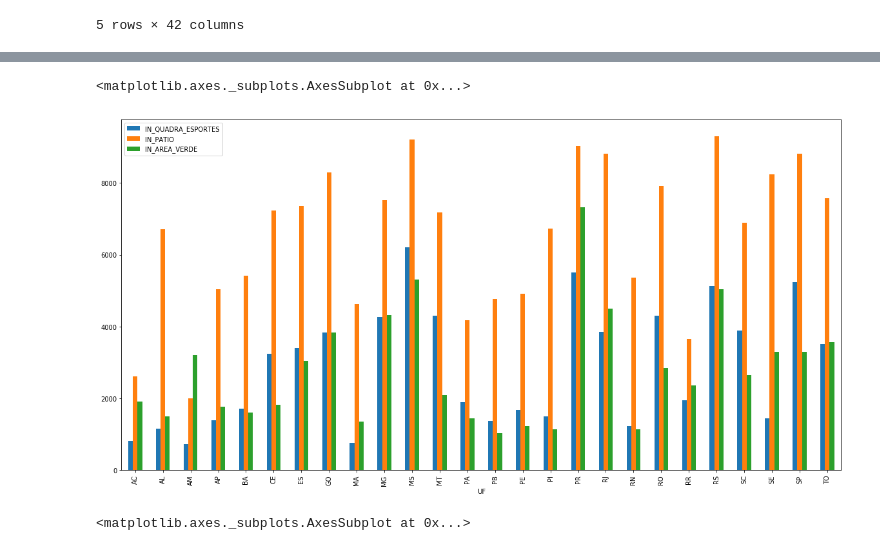
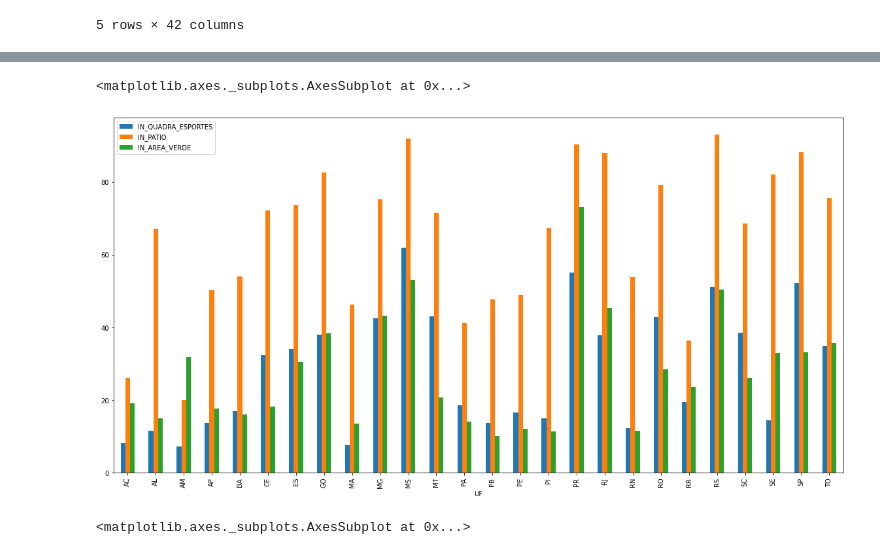
Before and after one commit to matteushc/tcc, a Jupyter notebook: 07-juncao_dados.ipynb, the cells around one changed output, grey strips where cells are left out. Saved outputs shown, nothing was run; the diff lists cells and outputs as text; code cells hidden in the pictures.

```diff
--- a/07-juncao_dados.ipynb
+++ b/07-juncao_dados.ipynb
@@ -148,10 +148,10 @@ df_p_4.plot(kind='bar', figsize=(20,10))
 # %%
 df_p_5 = final[['UF', 'IN_QUADRA_ESPORTES', 'IN_PATIO', 'IN_AREA_VERDE']].groupby('UF') \
-            .agg(lambda x: round((x.sum() * 100) / x.count(), 2))
+            .agg(lambda x: x.mean())
 df_p_5.plot(kind='bar', figsize=(20,10))
 # %% [output]
 <matplotlib.axes._subplots.AxesSubplot at 0x...>
-[figure, old version]
+[figure, new version]
 # %%
 df_p_6 = final[['UF', 'NOTA_IDEB']].groupby('UF') \
             .mean()
```
Also changed, not shown: parts of 19 cells of this notebook, 1 other file.
